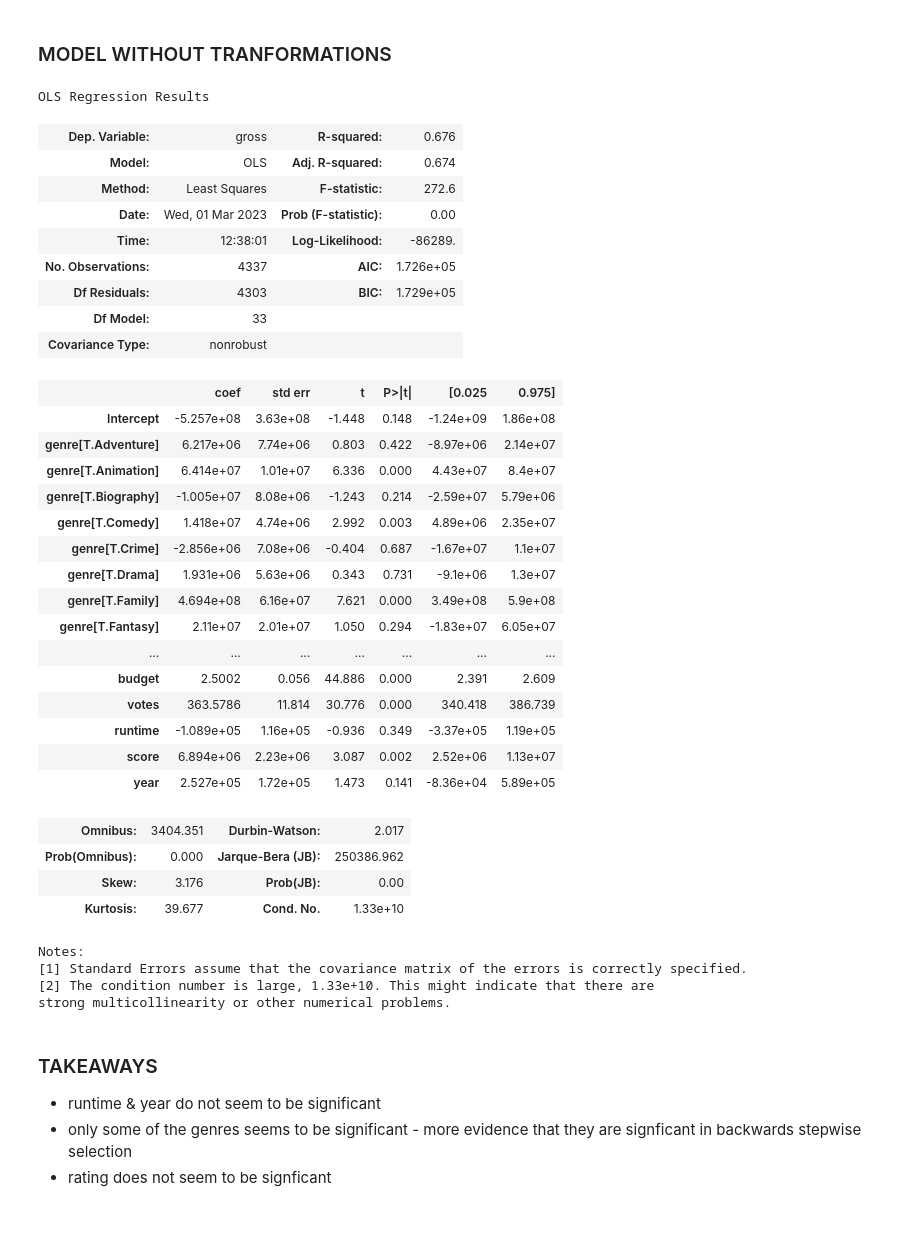
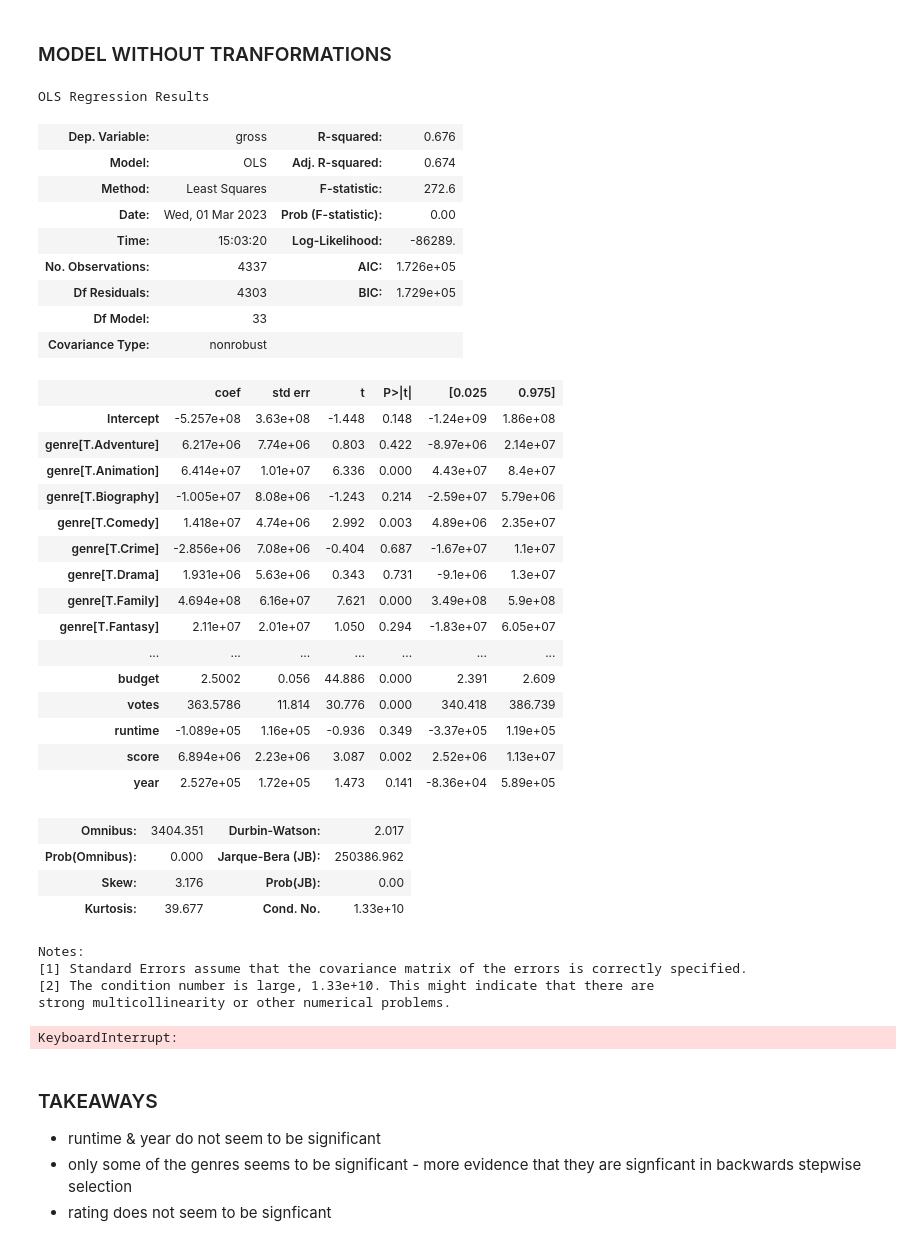
Before and after one commit to isabelgabrielaknight/final-project-303-2, a Jupyter notebook: variable_selection_all_movies.ipynb, the cells around one changed output. Saved outputs shown, nothing was run; the diff lists cells and outputs as text; code cells hidden in the pictures.

Commit message:
trying to do outlier test - encountering error

```diff
--- a/variable_selection_all_movies.ipynb
+++ b/variable_selection_all_movies.ipynb
@@ -75,16 +76,16 @@ test = movies.drop(train.index)
 ### MODEL WITHOUT TRANFORMATIONS
 # %%
 # the start of a model by hand - NO INTERACTIONS/TRANSFORMATIONS
-ols_object = sm.ols(formula = 'gross~budget+genre+rating+votes+continent+runtime+score+year', data = train)
+ols_object = smf.ols(formula = 'gross~budget+genre+rating+votes+continent+runtime+score+year', data = train)
 model = ols_object.fit()
 model.summary()
 # %% [output]
 OLS Regression Results
 | Dep. Variable: | gross | R-squared: | 0.676 |
 | Model: | OLS | Adj. R-squared: | 0.674 |
 | Method: | Least Squares | F-statistic: | 272.6 |
 | Date: | Wed, 01 Mar 2023 | Prob (F-statistic): | 0.00 |
-| Time: | 12:38:01 | Log-Likelihood: | -86289. |
+| Time: | 15:03:20 | Log-Likelihood: | -86289. |
 | No. Observations: | 4337 | AIC: | 1.726e+05 |
 | Df Residuals: | 4303 | BIC: | 1.729e+05 |
 | Df Model: | 33 |  |  |
@@ -113,6 +114,10 @@ Notes:
 [1] Standard Errors assume that the covariance matrix of the errors is correctly specified.
 [2] The condition number is large, 1.33e+10. This might indicate that there are
 strong multicollinearity or other numerical problems.
+# %%
+out = model.outlier_test()
+# %% [output]
+KeyboardInterrupt:
 # %% [markdown]
 ### TAKEAWAYS
 - runtime & year do not seem to be significant
```
Also changed, not shown: parts of 13 cells of this notebook.
